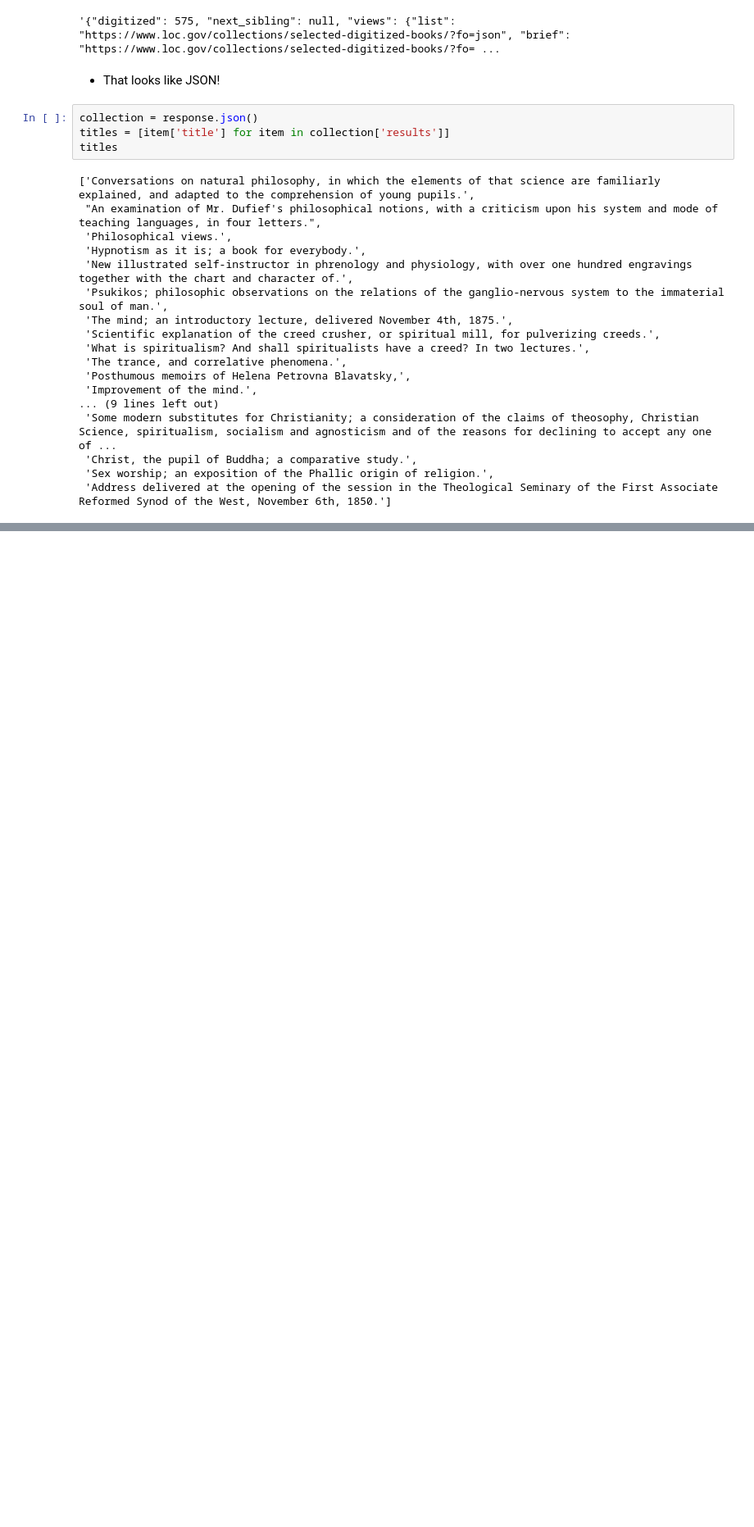
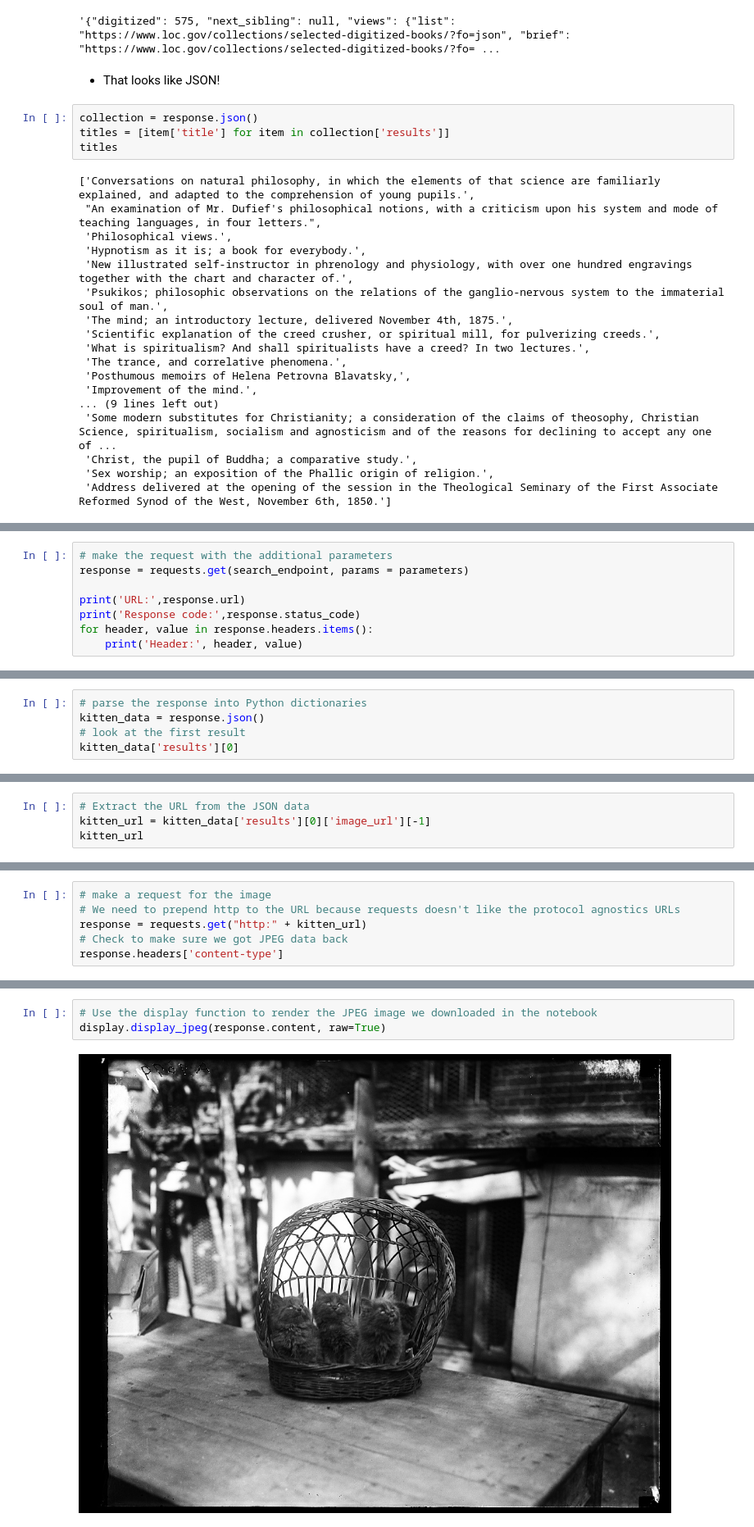
Before and after one commit to mcburton/lc-python-training, a Jupyter notebook: day-two/6-data-from-the-web.ipynb, the cells around one changed output, grey strips where cells are left out. Shown: that part at 82% size. Saved outputs shown, nothing was run; the diff lists cells and outputs as text; blank space fills up the shorter version.

```diff
--- a/day-two/6-data-from-the-web.ipynb
+++ b/day-two/6-data-from-the-web.ipynb
@@ -193,0 +210,8 @@ titles
+# %%
+# make the request with the additional parameters
+response = requests.get(search_endpoint, params = parameters)
+
+print('URL:',response.url)
+print('Response code:',response.status_code)
+for header, value in response.headers.items():
+    print('Header:', header, value)
@@ -193,0 +236,5 @@ titles
+# %%
+# parse the response into Python dictionaries
+kitten_data = response.json()
+# look at the first result
+kitten_data['results'][0]
@@ -193,0 +264,4 @@ titles
+# %%
+# Extract the URL from the JSON data
+kitten_url = kitten_data['results'][0]['image_url'][-1]
+kitten_url
@@ -193,0 +270,6 @@ titles
+# %%
+# make a request for the image
+# We need to prepend http to the URL because requests doesn't like the protocol agnostics URLs
+response = requests.get("http:" + kitten_url)
+# Check to make sure we got JPEG data back
+response.headers['content-type']
@@ -193,0 +296,5 @@ titles
+# %%
+# Use the display function to render the JPEG image we downloaded in the notebook
+display.display_jpeg(response.content, raw=True)
+# %% [output]
+[figure, added]
```
Also changed, not shown: parts of 15 cells of this notebook, 1 other file.
